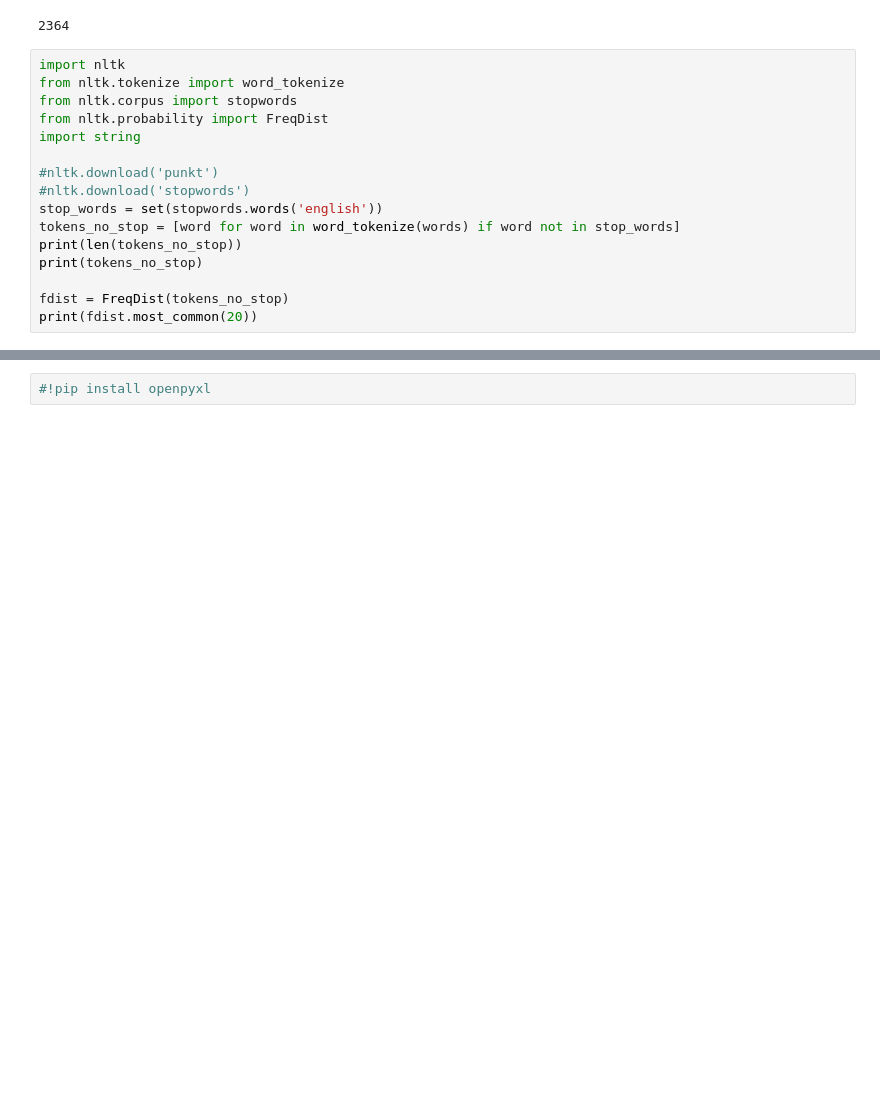
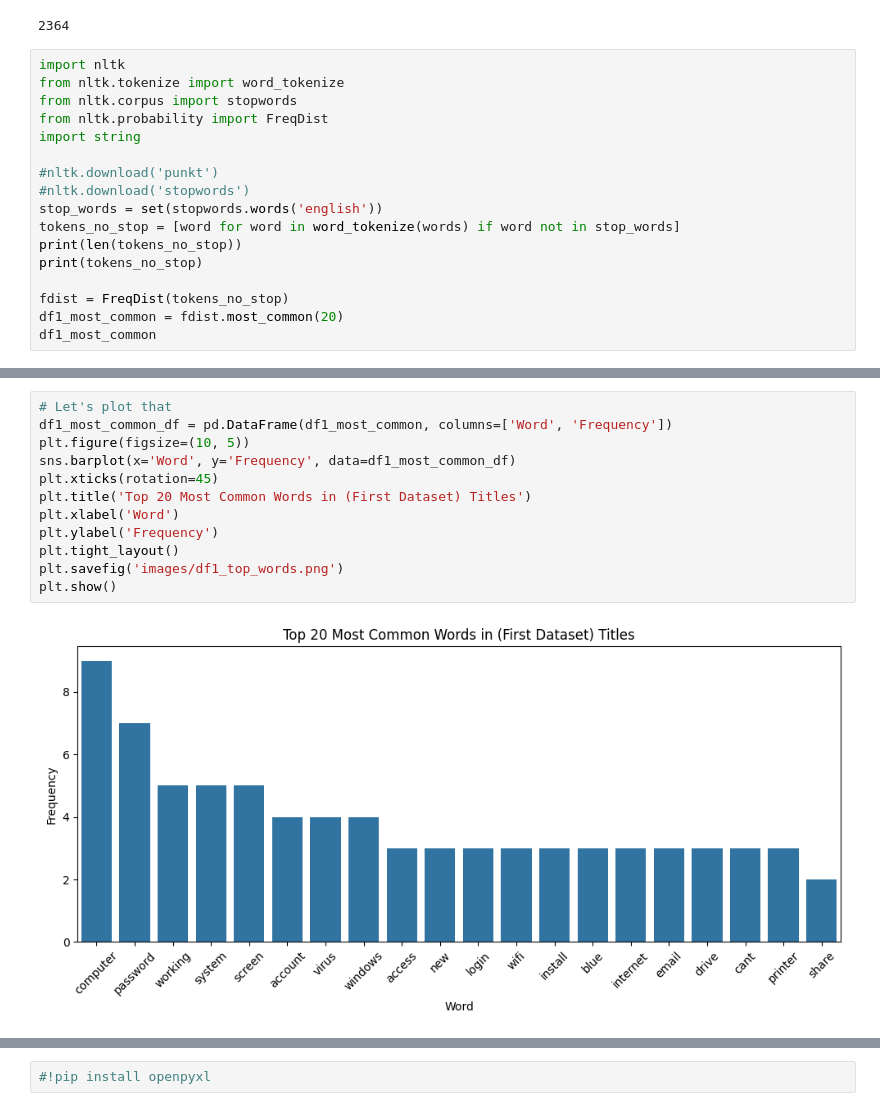
Before and after one commit to coconut808/ML-AI, a Jupyter notebook: capstone/initial_report/eda.ipynb, the cells around one changed output, grey strips where cells are left out. Drawn from its saved outputs; the diff is of its cells as text; blank space fills up the shorter version.

Commit message:
updating README, notebook, and some initial images

```diff
--- a/capstone/initial_report/eda.ipynb
+++ b/capstone/initial_report/eda.ipynb
@@ -77,7 +69,8 @@ print(len(tokens_no_stop))
 print(tokens_no_stop)
 
 fdist = FreqDist(tokens_no_stop)
-print(fdist.most_common(20))
+df1_most_common = fdist.most_common(20)
+df1_most_common
 # %% [output]
 233
 ['need', 'ethernet', 'access', 'create', 'new', 'account', 'share', 'username', 'password', 'fw', 'myspace', 'login', 'issue', 'ania', 'login', 'credetials', 'working', 'new', 'account', 'needed', 'ne ...
@@ -84,0 +97,14 @@ print(fdist.most_common(20))
+# %%
+# Let's plot that
+df1_most_common_df = pd.DataFrame(df1_most_common, columns=['Word', 'Frequency'])
+plt.figure(figsize=(10, 5))
+sns.barplot(x='Word', y='Frequency', data=df1_most_common_df)
+plt.xticks(rotation=45)
+plt.title('Top 20 Most Common Words in (First Dataset) Titles')
+plt.xlabel('Word')
+plt.ylabel('Frequency')
+plt.tight_layout()
+plt.savefig('images/df1_top_words.png')
+plt.show()
+# %% [output]
+[figure, added]
```
Also changed, not shown: parts of 25 cells of this notebook, 3 other files.
